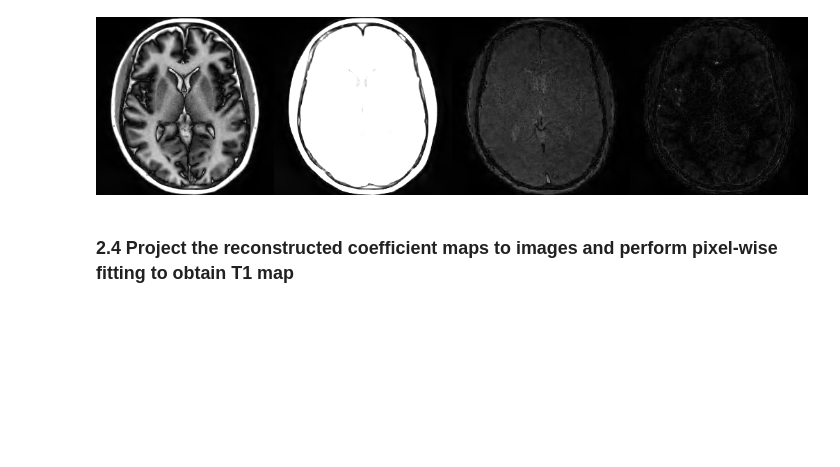
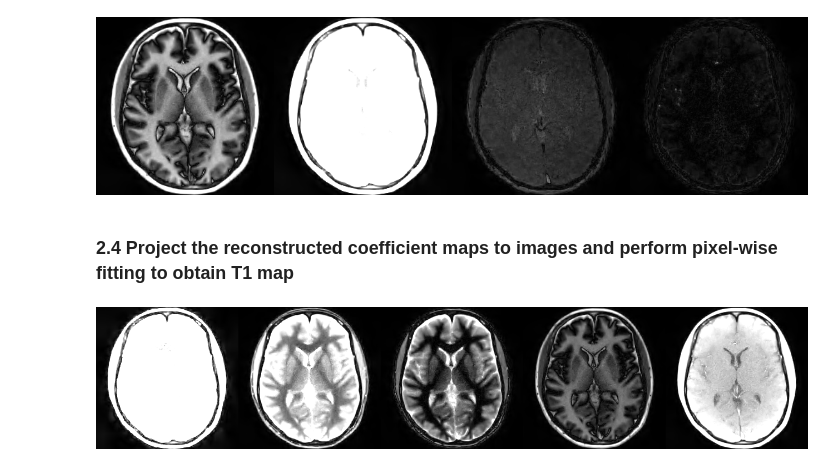
Before and after one commit to hcmh/binder_test, a Jupyter notebook: Tutorials/bart_subspace_T1/tutorial_bart_subspace_T1.ipynb, the cells around one changed output. Saved outputs shown, nothing was run; the diff lists cells and outputs as text; code cells hidden in the pictures; blank space fills up the shorter version.

```diff
--- a/Tutorials/bart_subspace_T1/tutorial_bart_subspace_T1.ipynb
+++ b/Tutorials/bart_subspace_T1/tutorial_bart_subspace_T1.ipynb
@@ -511,4 +328,12 @@ imshow subspace_maps1
 [figure]
 # %% [markdown]
 ### 2.4 Project the reconstructed coefficient maps to images and perform pixel-wise fitting to obtain T1 map
+# %%
+bart fmac -s $(bart bitmask 6) basis_${nCoe} coeff_maps imgs
+bart flip $(bart bitmask 0) imgs imgs1
+t=( 0, 5, 10, 20, 100 )
+
+show_timesteps imgs1 "${t[@]}"
+# %% [output]
+[figure, added]
 # %%
```
Also changed, not shown: parts of 12 cells of this notebook.
